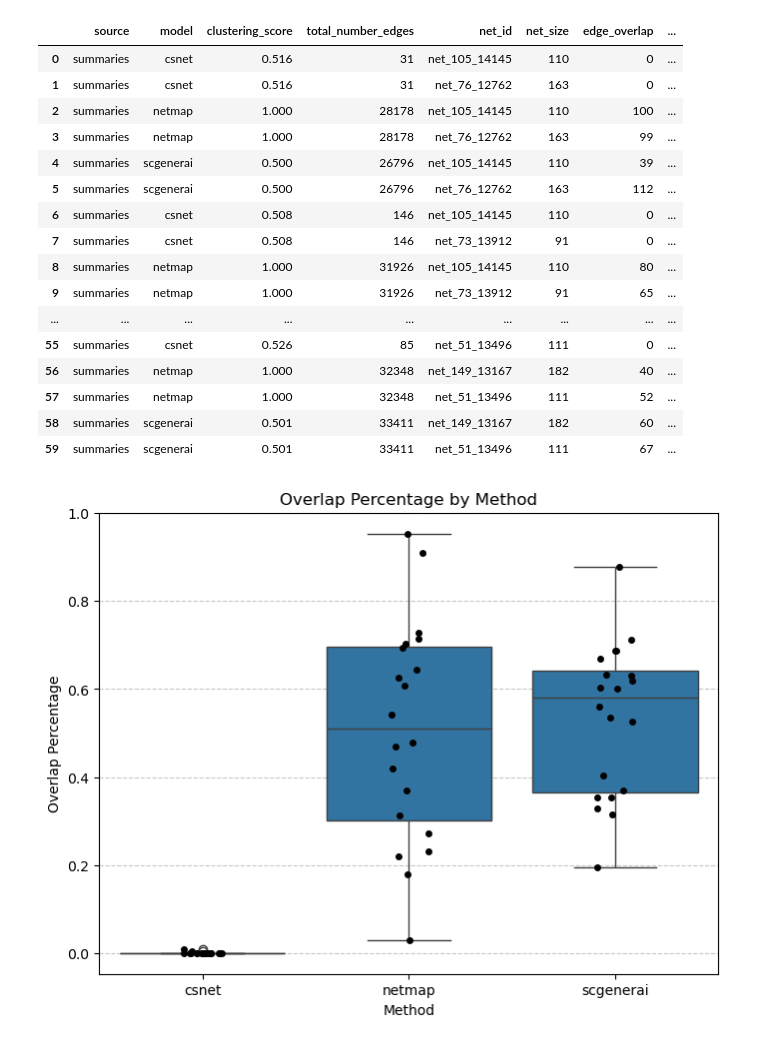
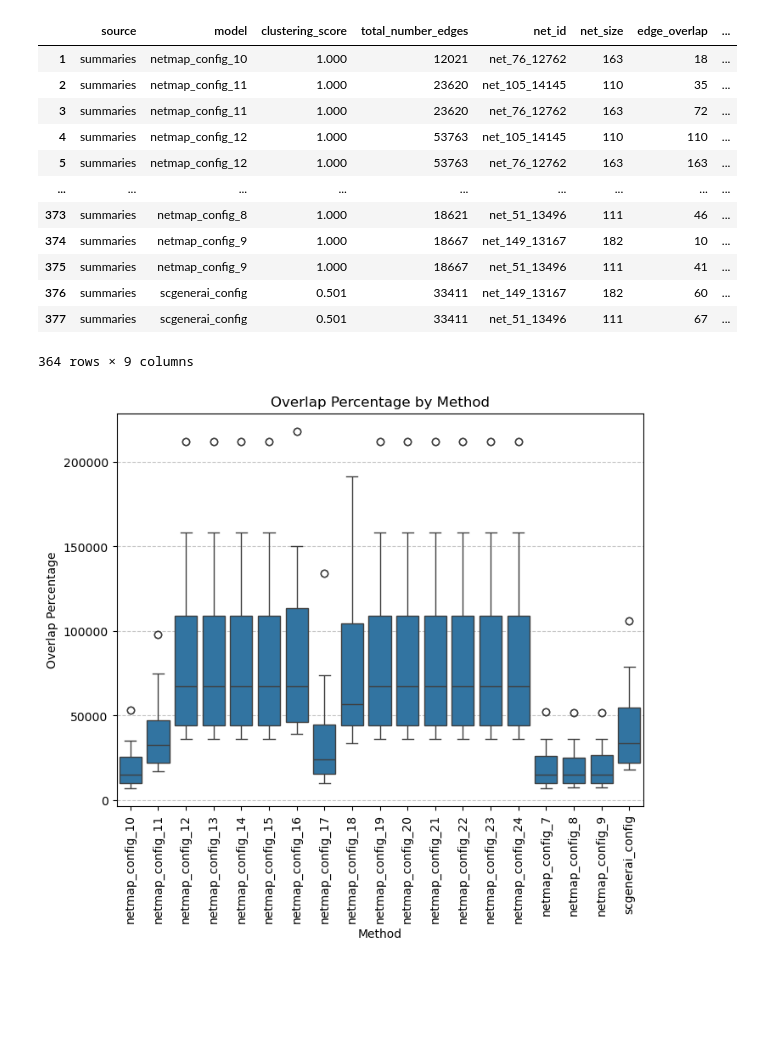
Before and after one commit to bionetslab/netmap-evaluation, a Jupyter notebook: src/evaluation/aggregated_results.ipynb, the cells around one changed output. Drawn from its saved outputs; the diff is of its cells as text; code cells hidden in the pictures; blank space fills up the shorter version.

```diff
--- a/src/evaluation/aggregated_results.ipynb
+++ b/src/evaluation/aggregated_results.ipynb
@@ -186,31 +166,31 @@ import os
 # %%
-df
+df[df.overlap_percent>0]
 # %% [output]
 |  | source | model | clustering_score | total_number_edges | net_id | net_size | edge_overlap | ... |
-| 0 | summaries | csnet | 0.516 | 31 | net_105_14145 | 110 | 0 | ... |
-| 1 | summaries | csnet | 0.516 | 31 | net_76_12762 | 163 | 0 | ... |
-| 2 | summaries | netmap | 1.000 | 28178 | net_105_14145 | 110 | 100 | ... |
-| 3 | summaries | netmap | 1.000 | 28178 | net_76_12762 | 163 | 99 | ... |
-| 4 | summaries | scgenerai | 0.500 | 26796 | net_105_14145 | 110 | 39 | ... |
-| 5 | summaries | scgenerai | 0.500 | 26796 | net_76_12762 | 163 | 112 | ... |
-| 6 | summaries | csnet | 0.508 | 146 | net_105_14145 | 110 | 0 | ... |
-| 7 | summaries | csnet | 0.508 | 146 | net_73_13912 | 91 | 0 | ... |
-| 8 | summaries | netmap | 1.000 | 31926 | net_105_14145 | 110 | 80 | ... |
-| 9 | summaries | netmap | 1.000 | 31926 | net_73_13912 | 91 | 65 | ... |
+| 1 | summaries | netmap_config_10 | 1.000 | 12021 | net_76_12762 | 163 | 18 | ... |
+| 2 | summaries | netmap_config_11 | 1.000 | 23620 | net_105_14145 | 110 | 35 | ... |
+| 3 | summaries | netmap_config_11 | 1.000 | 23620 | net_76_12762 | 163 | 72 | ... |
+| 4 | summaries | netmap_config_12 | 1.000 | 53763 | net_105_14145 | 110 | 110 | ... |
+| 5 | summaries | netmap_config_12 | 1.000 | 53763 | net_76_12762 | 163 | 163 | ... |
 | ... | ... | ... | ... | ... | ... | ... | ... | ... |
-| 55 | summaries | csnet | 0.526 | 85 | net_51_13496 | 111 | 0 | ... |
-| 56 | summaries | netmap | 1.000 | 32348 | net_149_13167 | 182 | 40 | ... |
-| 57 | summaries | netmap | 1.000 | 32348 | net_51_13496 | 111 | 52 | ... |
-| 58 | summaries | scgenerai | 0.501 | 33411 | net_149_13167 | 182 | 60 | ... |
-| 59 | summaries | scgenerai | 0.501 | 33411 | net_51_13496 | 111 | 67 | ... |
+| 373 | summaries | netmap_config_8 | 1.000 | 18621 | net_51_13496 | 111 | 46 | ... |
+| 374 | summaries | netmap_config_9 | 1.000 | 18667 | net_149_13167 | 182 | 10 | ... |
+| 375 | summaries | netmap_config_9 | 1.000 | 18667 | net_51_13496 | 111 | 41 | ... |
+| 376 | summaries | scgenerai_config | 0.501 | 33411 | net_149_13167 | 182 | 60 | ... |
+| 377 | summaries | scgenerai_config | 0.501 | 33411 | net_51_13496 | 111 | 67 | ... |
+364 rows × 9 columns
 # %%
 plt.figure(figsize=(8, 6))
-sns.boxplot(x='model', y='overlap_percent', data=df)
-sns.stripplot(x='model', y='overlap_percent', data=df, color='black', size=5, jitter=True) # Adds individual points
+sns.boxplot(x='model', y='total_number_edges', data=df)
+
+
+
 plt.title('Overlap Percentage by Method')
 plt.xlabel('Method')
 plt.ylabel('Overlap Percentage')
+plt.xticks(rotation=90)
+
 plt.grid(axis='y', linestyle='--', alpha=0.7)
 plt.show()
 # %% [output]
-[figure, old version]
+[figure, new version]
```
Also changed, not shown: parts of 40 cells of this notebook, 29 other files.
